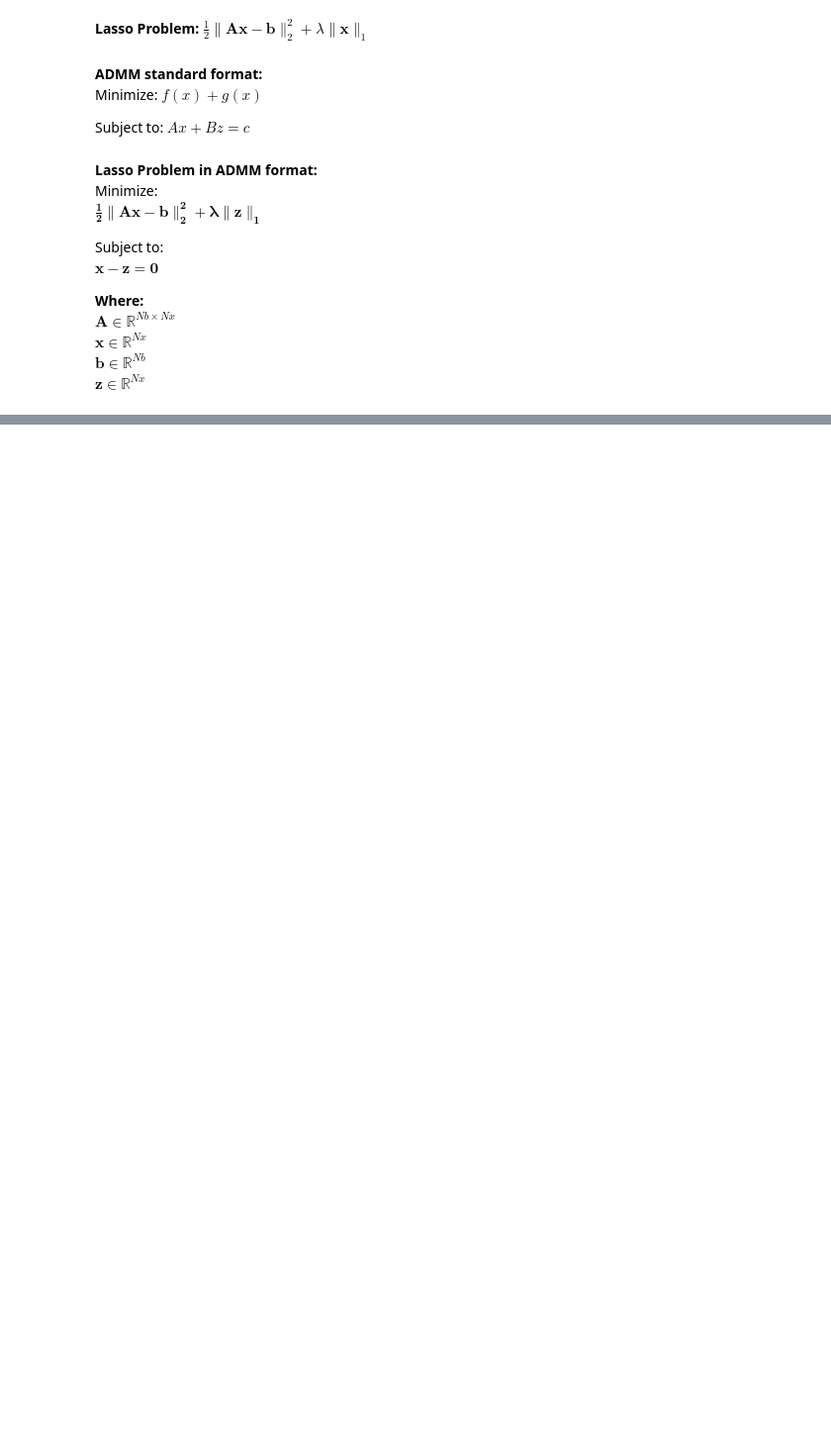
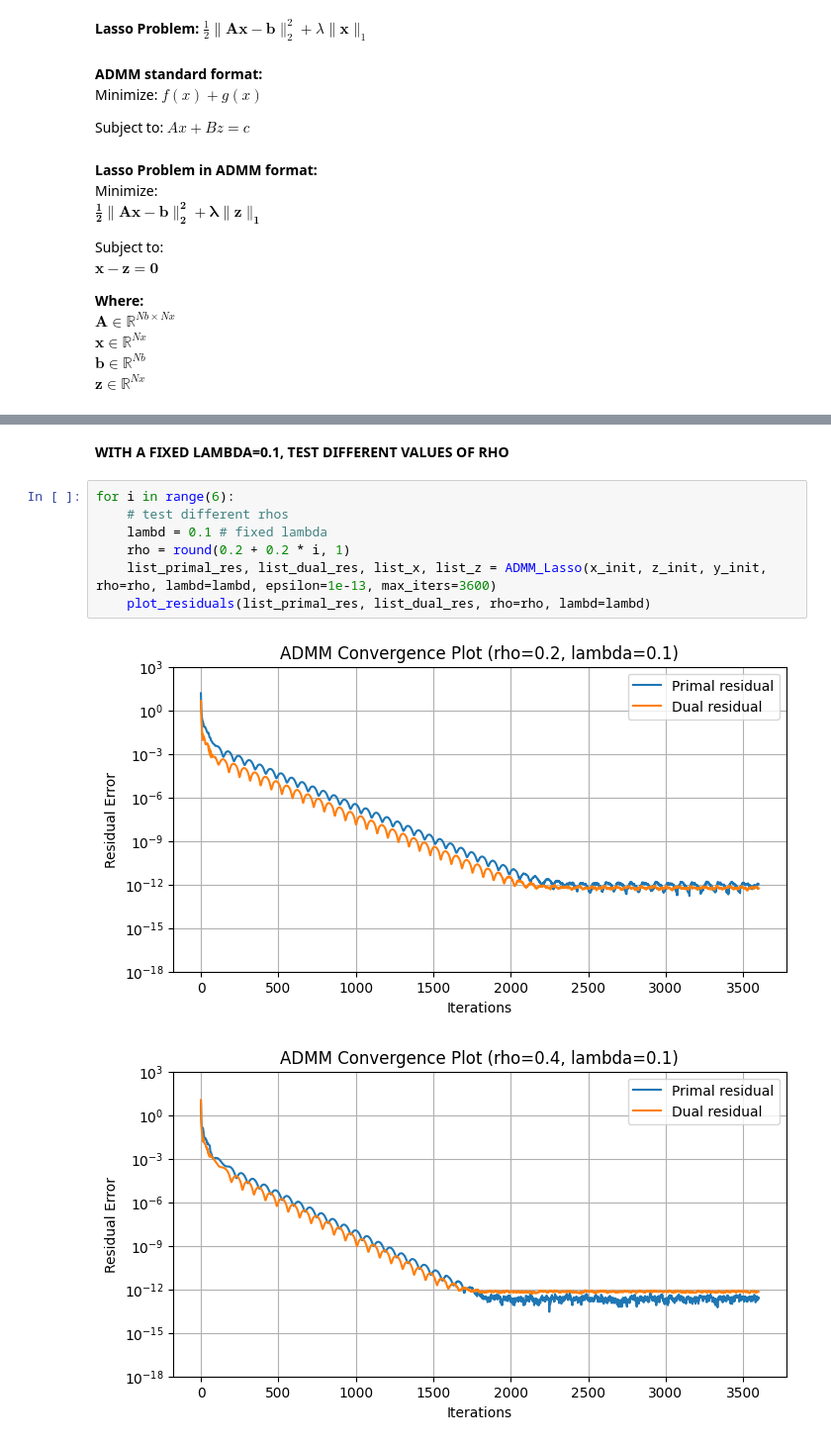
Before and after one commit to TotoroTron/ece509-final, a Jupyter notebook: lasso/lasso.ipynb, the cells around one changed output, grey strips where cells are left out. Shown: that part at 99% size. Saved outputs shown, nothing was run; the diff lists cells and outputs as text; blank space fills up the shorter version.

```diff
--- a/lasso/lasso.ipynb
+++ b/lasso/lasso.ipynb
@@ -120,0 +171,12 @@ plt.grid()
+# %% [markdown]
+**WITH A FIXED LAMBDA=0.1, TEST DIFFERENT VALUES OF RHO**
+# %%
+for i in range(6):
+    # test different rhos
+    lambd = 0.1 # fixed lambda
+    rho = round(0.2 + 0.2 * i, 1)
+    list_primal_res, list_dual_res, list_x, list_z = ADMM_Lasso(x_init, z_init, y_init, rho=rho, lambd=lambd, epsilon=1e-13, max_iters=3600)
+    plot_residuals(list_primal_res, list_dual_res, rho=rho, lambd=lambd)
+# %% [output]
+[figure, added]
+[figure, added]
```
Also changed, not shown: parts of 17 cells of this notebook, 1 other file.
